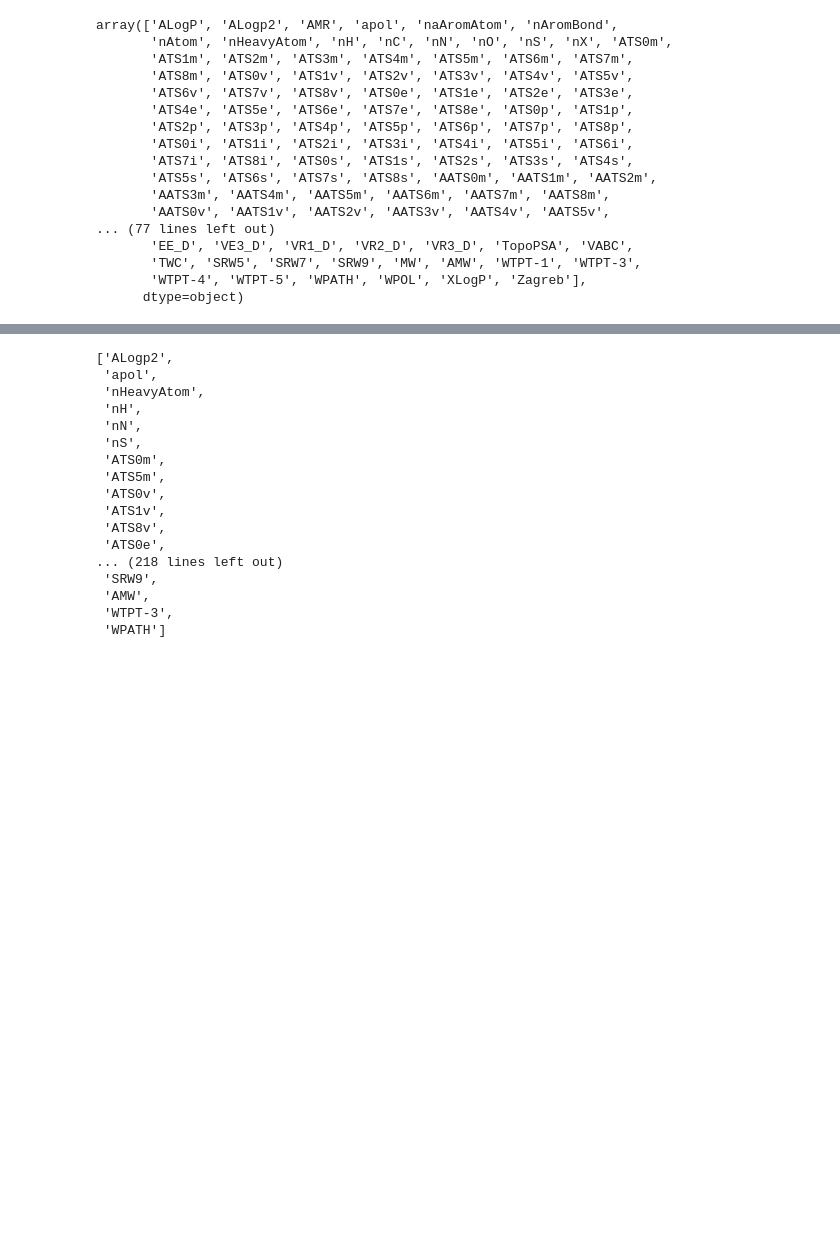
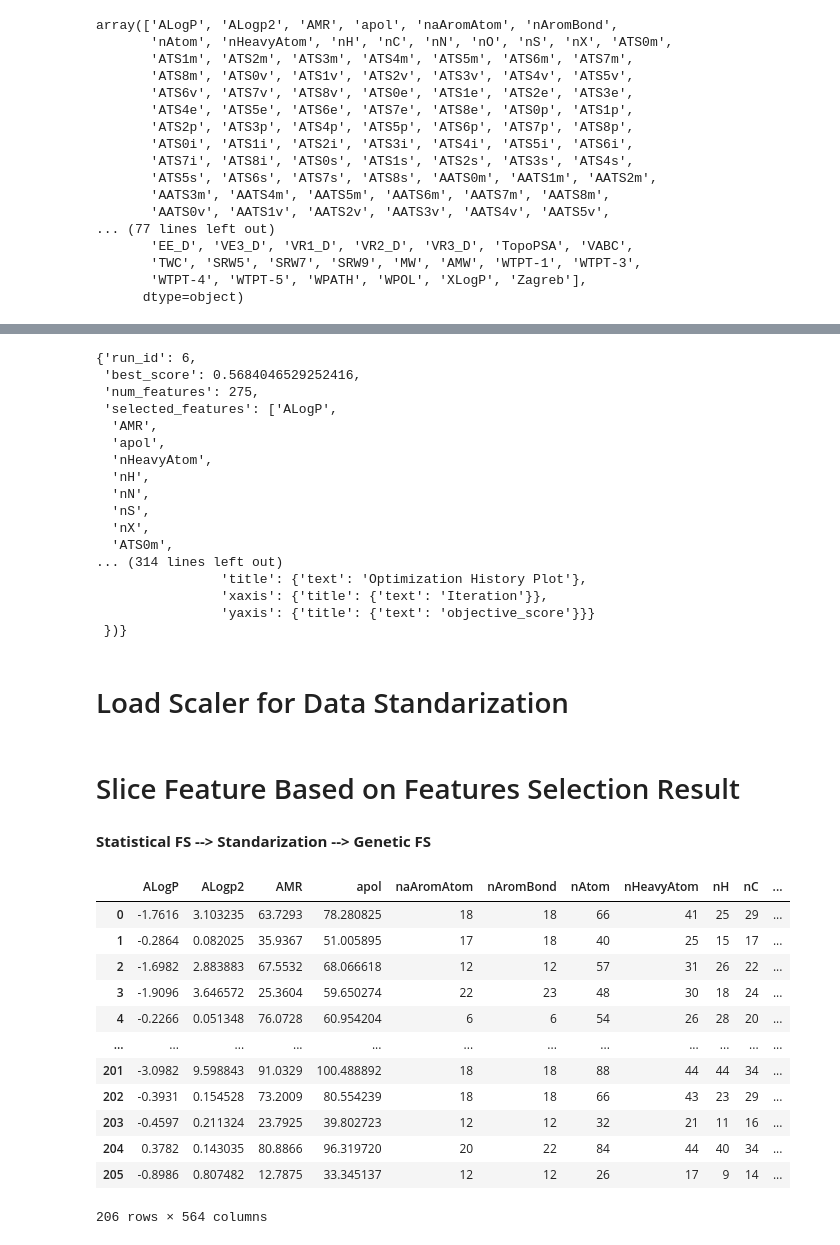
Before and after one commit to alleFarell/QSAR-falcipain-inhibitor, a Jupyter notebook: 4. QSAR_falcipain_GA-SVM_Hyperparameter Tunning.ipynb, the cells around one changed output, grey strips where cells are left out. Cells and saved outputs as stored; diff of their text form; code cells hidden in the pictures; blank space fills up the shorter version.

```diff
--- a/4. QSAR_falcipain_GA-SVM_Hyperparameter Tunning.ipynb
+++ b/4. QSAR_falcipain_GA-SVM_Hyperparameter Tunning.ipynb
@@ -47,20 +79,38 @@ array(['ALogP', 'ALogp2', 'AMR', 'apol', 'naAromAtom', 'nAromBond',
 # %%
-selected_features_GA['best_feat_set']
+"""
+Selected features GA are devided for each SVR kernel
+
+index
+0: linear kernel
+1: rbf kernel
+2: poly kernel
+
+
+Each kernel should has 20 different results from 20 different runtimes
+
+By calling 'best_solution' we're accessing the best result of all runtimes
+"""
+selected_features_GA[0]['best_solution'] # best solution for Linear kernel
+
+#selected_features_GA[1]['best_solution'] # best solution for rbf kernel
+#selected_features_GA[2]['best_solution'] # best solution for poly kernel
 # %% [output]
-['ALogp2',
- 'apol',
- 'nHeavyAtom',
- 'nH',
- 'nN',
- 'nS',
- 'ATS0m',
- 'ATS5m',
- 'ATS0v',
- 'ATS1v',
- 'ATS8v',
- 'ATS0e',
-... (218 lines left out)
- 'SRW9',
- 'AMW',
- 'WTPT-3',
- 'WPATH']
+{'run_id': 6,
+ 'best_score': 0.5684046529252416,
+ 'num_features': 275,
+ 'selected_features': ['ALogP',
+  'AMR',
+  'apol',
+  'nHeavyAtom',
+  'nH',
+  'nN',
+  'nS',
+  'nX',
+  'ATS0m',
+... (314 lines left out)
+                'title': {'text': 'Optimization History Plot'},
+                'xaxis': {'title': {'text': 'Iteration'}},
+                'yaxis': {'title': {'text': 'objective_score'}}}
+ })}
+# %% [markdown]
+# Load Scaler for Data Standarization
@@ -67,6 +119,23 @@ selected_features_GA['best_feat_set']
+# %% [markdown]
+# Slice Feature Based on Features Selection Result
+# %% [markdown]
+**Statistical FS --> Standarization --> Genetic FS**
 # %%
-### Slice feature based on features selection result
-### statistical FS --> Genetic FS
+### Statistical FS
 
 X_train = X_train[selected_features_statistical]
-X_train = X_train[selected_features_GA['best_feat_set']]
+X_train
+# %% [output]
+|  | ALogP | ALogp2 | AMR | apol | naAromAtom | nAromBond | nAtom | nHeavyAtom | nH | nC | ... |
+| 0 | -1.7616 | 3.103235 | 63.7293 | 78.280825 | 18 | 18 | 66 | 41 | 25 | 29 | ... |
+| 1 | -0.2864 | 0.082025 | 35.9367 | 51.005895 | 17 | 18 | 40 | 25 | 15 | 17 | ... |
+| 2 | -1.6982 | 2.883883 | 67.5532 | 68.066618 | 12 | 12 | 57 | 31 | 26 | 22 | ... |
+| 3 | -1.9096 | 3.646572 | 25.3604 | 59.650274 | 22 | 23 | 48 | 30 | 18 | 24 | ... |
+| 4 | -0.2266 | 0.051348 | 76.0728 | 60.954204 | 6 | 6 | 54 | 26 | 28 | 20 | ... |
+| ... | ... | ... | ... | ... | ... | ... | ... | ... | ... | ... | ... |
+| 201 | -3.0982 | 9.598843 | 91.0329 | 100.488892 | 18 | 18 | 88 | 44 | 44 | 34 | ... |
+| 202 | -0.3931 | 0.154528 | 73.2009 | 80.554239 | 18 | 18 | 66 | 43 | 23 | 29 | ... |
+| 203 | -0.4597 | 0.211324 | 23.7925 | 39.802723 | 12 | 12 | 32 | 21 | 11 | 16 | ... |
+| 204 | 0.3782 | 0.143035 | 80.8866 | 96.319720 | 20 | 22 | 84 | 44 | 40 | 34 | ... |
+| 205 | -0.8986 | 0.807482 | 12.7875 | 33.345137 | 12 | 12 | 26 | 17 | 9 | 14 | ... |
+206 rows × 564 columns
```
Also changed, not shown: parts of 37 cells of this notebook, 9 other files.
